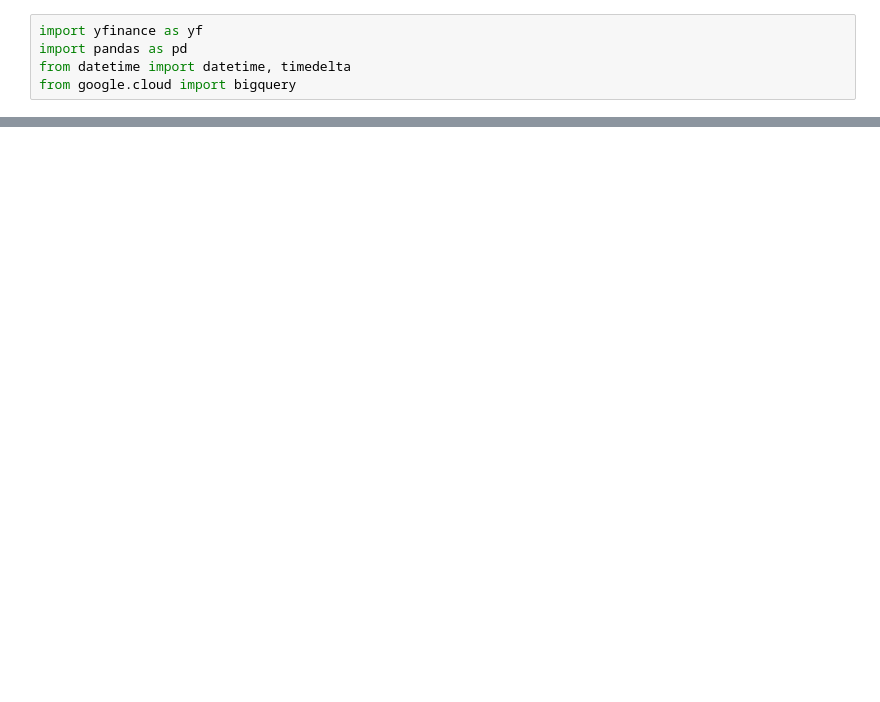
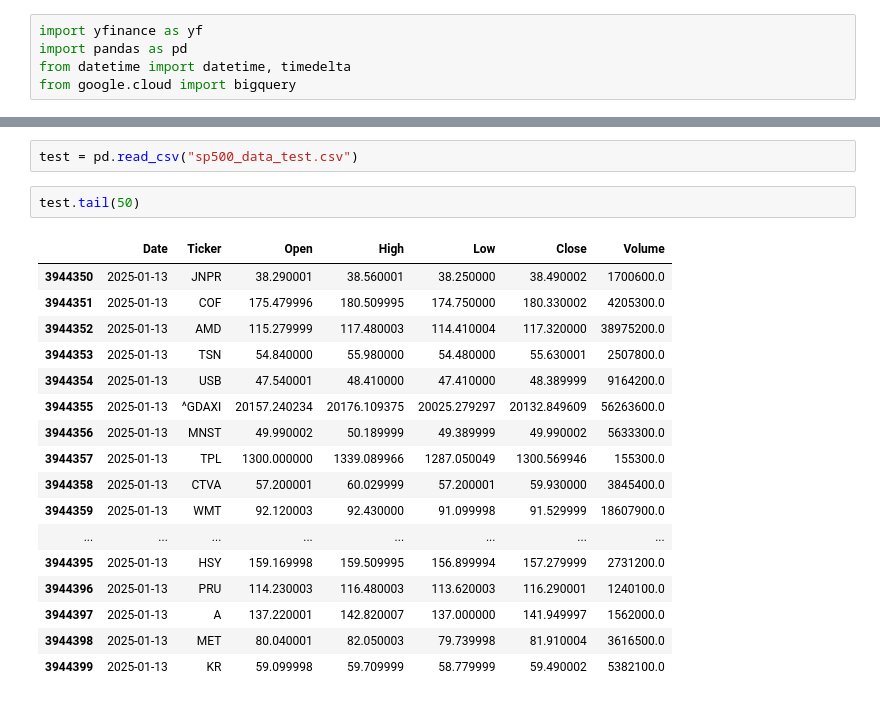
Before and after one commit to HadrienT/quant-dev, a Jupyter notebook: GetData/data.ipynb, the cells around one changed output, grey strips where cells are left out. Drawn from its saved outputs; the diff is of its cells as text; blank space fills up the shorter version.

```diff
--- a/GetData/data.ipynb
+++ b/GetData/data.ipynb
@@ -344,0 +255,22 @@ Téléchargement du lot 6 : ['ADP', 'AZO', 'AVB', 'AVY', 'AXON', 'BKR', 'BALL',
+# %%
+test = pd.read_csv("sp500_data_test.csv")
+# %%
+test.tail(50)
+# %% [output]
+|  | Date | Ticker | Open | High | Low | Close | Volume |
+| 3944350 | 2025-01-13 | JNPR | 38.290001 | 38.560001 | 38.250000 | 38.490002 | 1700600.0 |
+| 3944351 | 2025-01-13 | COF | 175.479996 | 180.509995 | 174.750000 | 180.330002 | 4205300.0 |
+| 3944352 | 2025-01-13 | AMD | 115.279999 | 117.480003 | 114.410004 | 117.320000 | 38975200.0 |
+| 3944353 | 2025-01-13 | TSN | 54.840000 | 55.980000 | 54.480000 | 55.630001 | 2507800.0 |
+| 3944354 | 2025-01-13 | USB | 47.540001 | 48.410000 | 47.410000 | 48.389999 | 9164200.0 |
+| 3944355 | 2025-01-13 | ^GDAXI | 20157.240234 | 20176.109375 | 20025.279297 | 20132.849609 | 56263600.0 |
+| 3944356 | 2025-01-13 | MNST | 49.990002 | 50.189999 | 49.389999 | 49.990002 | 5633300.0 |
+| 3944357 | 2025-01-13 | TPL | 1300.000000 | 1339.089966 | 1287.050049 | 1300.569946 | 155300.0 |
+| 3944358 | 2025-01-13 | CTVA | 57.200001 | 60.029999 | 57.200001 | 59.930000 | 3845400.0 |
+| 3944359 | 2025-01-13 | WMT | 92.120003 | 92.430000 | 91.099998 | 91.529999 | 18607900.0 |
+| ... | ... | ... | ... | ... | ... | ... | ... |
+| 3944395 | 2025-01-13 | HSY | 159.169998 | 159.509995 | 156.899994 | 157.279999 | 2731200.0 |
+| 3944396 | 2025-01-13 | PRU | 114.230003 | 116.480003 | 113.620003 | 116.290001 | 1240100.0 |
+| 3944397 | 2025-01-13 | A | 137.220001 | 142.820007 | 137.000000 | 141.949997 | 1562000.0 |
+| 3944398 | 2025-01-13 | MET | 80.040001 | 82.050003 | 79.739998 | 81.910004 | 3616500.0 |
+| 3944399 | 2025-01-13 | KR | 59.099998 | 59.709999 | 58.779999 | 59.490002 | 5382100.0 |
```
Also changed, not shown: parts of 16 cells of this notebook, 3 other files.
